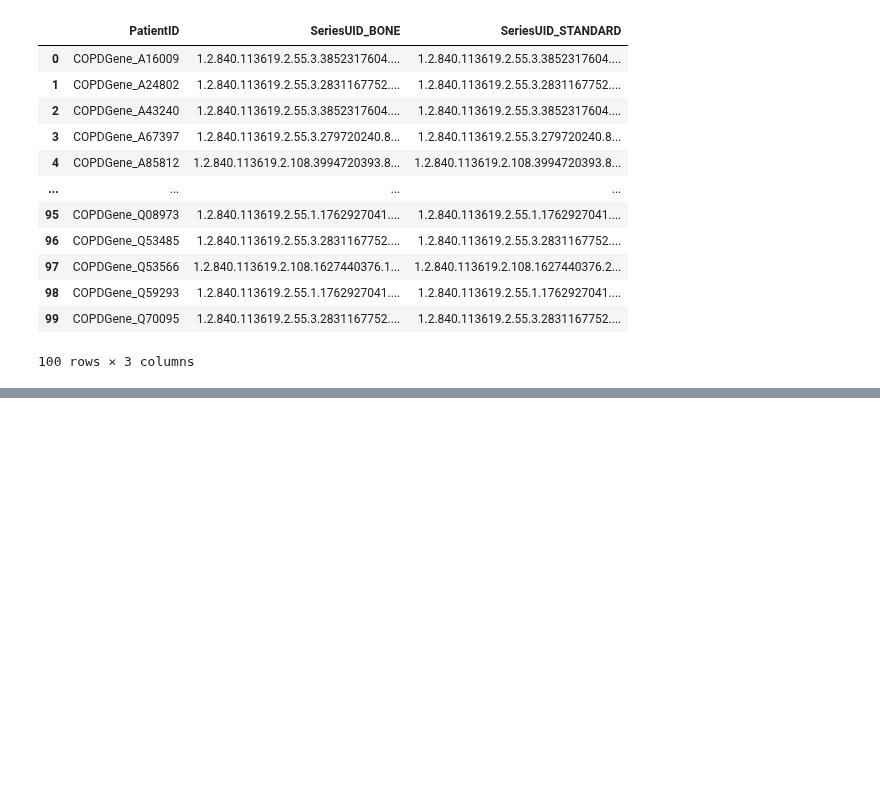
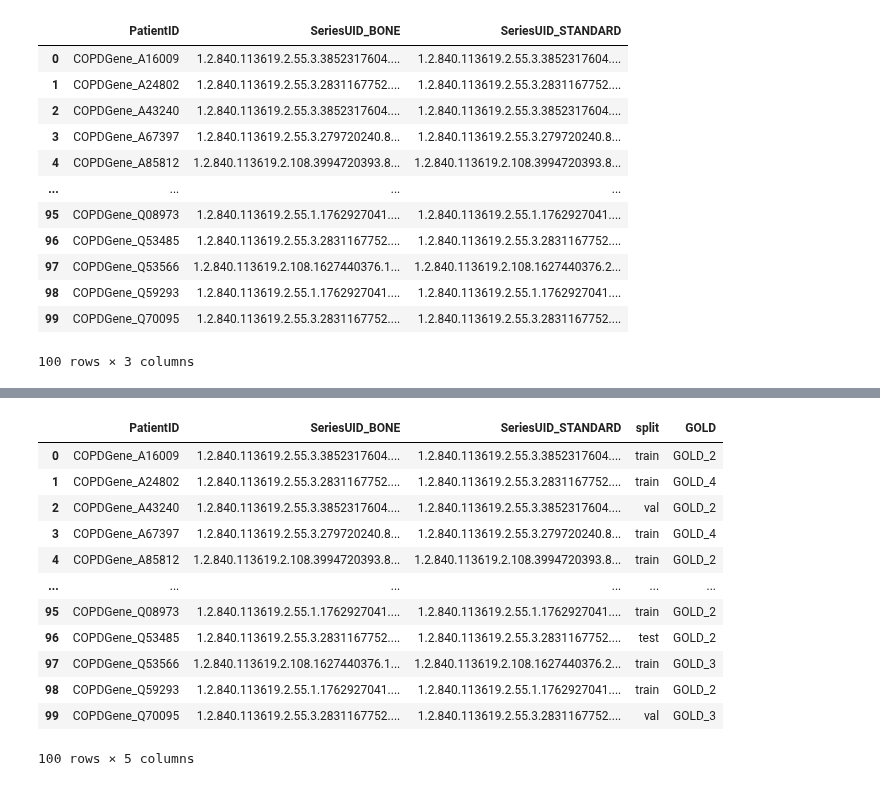
Before and after one commit to MASILab/Inhale_Exhale_CT, a Jupyter notebook: make_data/SPIE_data/traintestsplit_dev.ipynb, the cells around one changed output, grey strips where cells are left out. Saved outputs shown, nothing was run; the diff lists cells and outputs as text; code cells hidden in the pictures; blank space fills up the shorter version.

```diff
--- a/make_data/SPIE_data/traintestsplit_dev.ipynb
+++ b/make_data/SPIE_data/traintestsplit_dev.ipynb
@@ -372,0 +412,22 @@ for index,row in pivot_df_sample.iterrows():
+# %%
+#Get the gold classification for the corresponding patients
+for index, row in gold.iterrows():
+    pid = row['PatientID']
+    gold_label = row['GOLD classification']
+    copd_gold.loc[copd_gold['PatientID'] == pid, 'GOLD'] = gold_label
+
+copd_gold
+# %% [output]
+|  | PatientID | SeriesUID_BONE | SeriesUID_STANDARD | split | GOLD |
+| 0 | COPDGene_A16009 | 1.2.840.113619.2.55.3.3852317604.... | 1.2.840.113619.2.55.3.3852317604.... | train | GOLD_2 |
+| 1 | COPDGene_A24802 | 1.2.840.113619.2.55.3.2831167752.... | 1.2.840.113619.2.55.3.2831167752.... | train | GOLD_4 |
+| 2 | COPDGene_A43240 | 1.2.840.113619.2.55.3.3852317604.... | 1.2.840.113619.2.55.3.3852317604.... | val | GOLD_2 |
+| 3 | COPDGene_A67397 | 1.2.840.113619.2.55.3.279720240.8... | 1.2.840.113619.2.55.3.279720240.8... | train | GOLD_4 |
+| 4 | COPDGene_A85812 | 1.2.840.113619.2.108.3994720393.8... | 1.2.840.113619.2.108.3994720393.8... | train | GOLD_2 |
+| ... | ... | ... | ... | ... | ... |
+| 95 | COPDGene_Q08973 | 1.2.840.113619.2.55.1.1762927041.... | 1.2.840.113619.2.55.1.1762927041.... | train | GOLD_2 |
+| 96 | COPDGene_Q53485 | 1.2.840.113619.2.55.3.2831167752.... | 1.2.840.113619.2.55.3.2831167752.... | test | GOLD_2 |
+| 97 | COPDGene_Q53566 | 1.2.840.113619.2.108.1627440376.1... | 1.2.840.113619.2.108.1627440376.2... | train | GOLD_3 |
+| 98 | COPDGene_Q59293 | 1.2.840.113619.2.55.1.1762927041.... | 1.2.840.113619.2.55.1.1762927041.... | train | GOLD_2 |
+| 99 | COPDGene_Q70095 | 1.2.840.113619.2.55.3.2831167752.... | 1.2.840.113619.2.55.3.2831167752.... | val | GOLD_3 |
+100 rows × 5 columns
```
Also changed, not shown: parts of 10 cells of this notebook.
